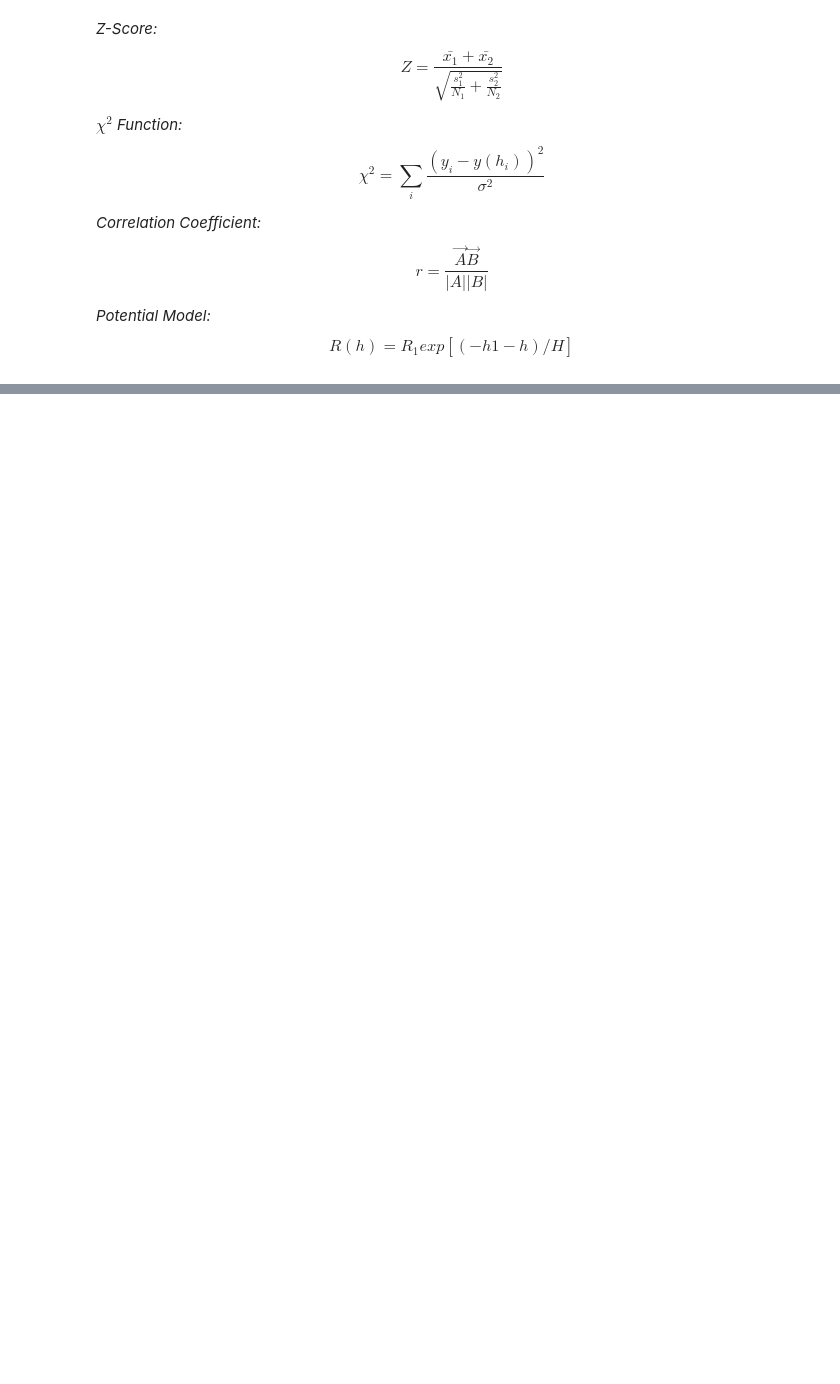
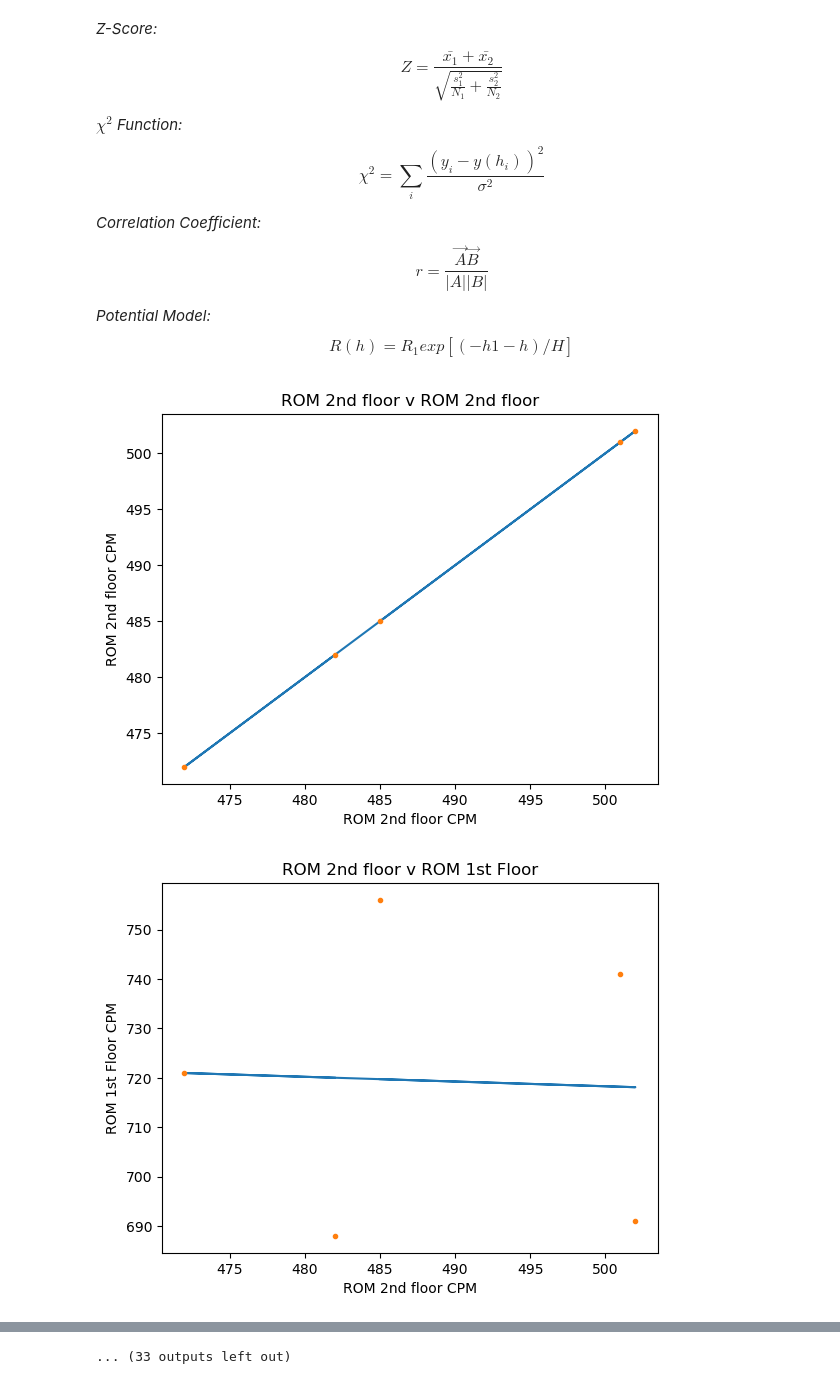
Before and after one commit to Slickpic1/PH336, a Jupyter notebook: Jupyter Files/FinalProject/FinalProject.ipynb, the cells around one changed output, grey strips where cells are left out. Saved outputs shown, nothing was run; the diff lists cells and outputs as text; code cells hidden in the pictures; blank space fills up the shorter version.

Commit message:
Now graphs!

```diff
--- a/Jupyter Files/FinalProject/FinalProject.ipynb
+++ b/Jupyter Files/FinalProject/FinalProject.ipynb
@@ -122,27 +123,11 @@ def compare_data(location_data_list): #Ignore for now
             chi_sqrd = Chi_sqrd(x1_array,x2_array,sigma)   #NEED TO FIX SIGMA!!!
             r = correlation_coefficient(x1_array,x2_array)
 
+            #plt.plot(x1_array,x2_array,'.')
+            #plt.show()
+
             compared_data = comparison_data(location_data_list[i],location_data_list[j],z_score,chi_sqrd,r)
             compared_data_list.append(compared_data)
-
-
-
-
-
-    #Loop through and compare location_data (right now compares its own value)
-    #for location_data_1 in location_data_list:
-    #    x1_array = location_data_1.data
-#
-    #    for location_data_2 in location_data_list:
-    #        x2_array = location_data_2.data
-    #        sigma = np.sqrt(x1_array*x2_array)
-#
-    #        z_score = ZScore(x1_array,x2_array)
-    #        chi_sqrd = Chi_sqrd(x1_array,x2_array,sigma)   #NEED TO FIX SIGMA!!!
-    #        r = correlation_coefficient(x1_array,x2_array)
-#
-    #        compared_data = comparison_data(location_data_1,location_data_2,z_score,chi_sqrd,r)
-    #        compared_data_list.append(compared_data)
 
     return compared_data_list
 
@@ -188,30 +173,58 @@ def ZScore(x1_array,x2_array):
 
 def correlation_coefficient(x1_array,x2_array):
     #Define A and B
     A = x1_array - mean(x1_array)
     B = x2_array - mean(x2_array)
 
     #Find our magnitudes for A and B
     Amag = np.linalg.norm(A)
     Bmag = np.linalg.norm(B)
 
     #Calculate and return our correlation coefficient
     r = A@B/(Amag*Bmag)
     return r
 
 def Chi_sqrd(x1_array,x2_array,sigma):
     # Calculate our Chi squared value
     chi_sqrd = sum((x1_array-x2_array)*(x1_array-x2_array)/sigma/sigma)
     return chi_sqrd
 
+def y(x,b,m):
+    return m*x + b
+
+def PlotData(compared_data_list):
+    for compared_data in compared_data_list:
+        x1_array = compared_data.location_data_1.data
+        x2_array = compared_data.location_data_2.data
+
+
+        coeff,discard = curve_fit(y,x1_array,x2_array)
+        m = coeff[0]
+        b = coeff[1]
+        y_points = []
+        for x in x1_array:
+            y_points.append(y(x,m,b))
+
+        plt.title(f"{compared_data.location_data_1.location} v {compared_data.location_data_2.location}")
+        plt.xlabel(f"{compared_data.location_data_1.location} CPM")
+        plt.ylabel(f"{compared_data.location_data_2.location} CPM")
+        plt.plot(x1_array,y_points)
+        plt.plot(x1_array,x2_array,'.')
+        plt.show()
+
 def main():
     #Pull data from file and parse it into classes
     file_name = "PH 336 SDL ROM 2 2024-03-20.csv"
     file_data = read_from_file(file_name)
     location_data_list = parse_file_data(file_data)
     compared_data_list = compare_data(location_data_list)
 
+    PlotData(compared_data_list)
+
     #display_data()
     export_data_to_csv("compared_data.csv",compared_data_list)
 
 main()
+# %% [output]
+[figure, added]
+[figure, added]
@@ -217,0 +241 @@ main()
+... (33 outputs left out)
```
Also changed, not shown: parts of 2 cells of this notebook.
